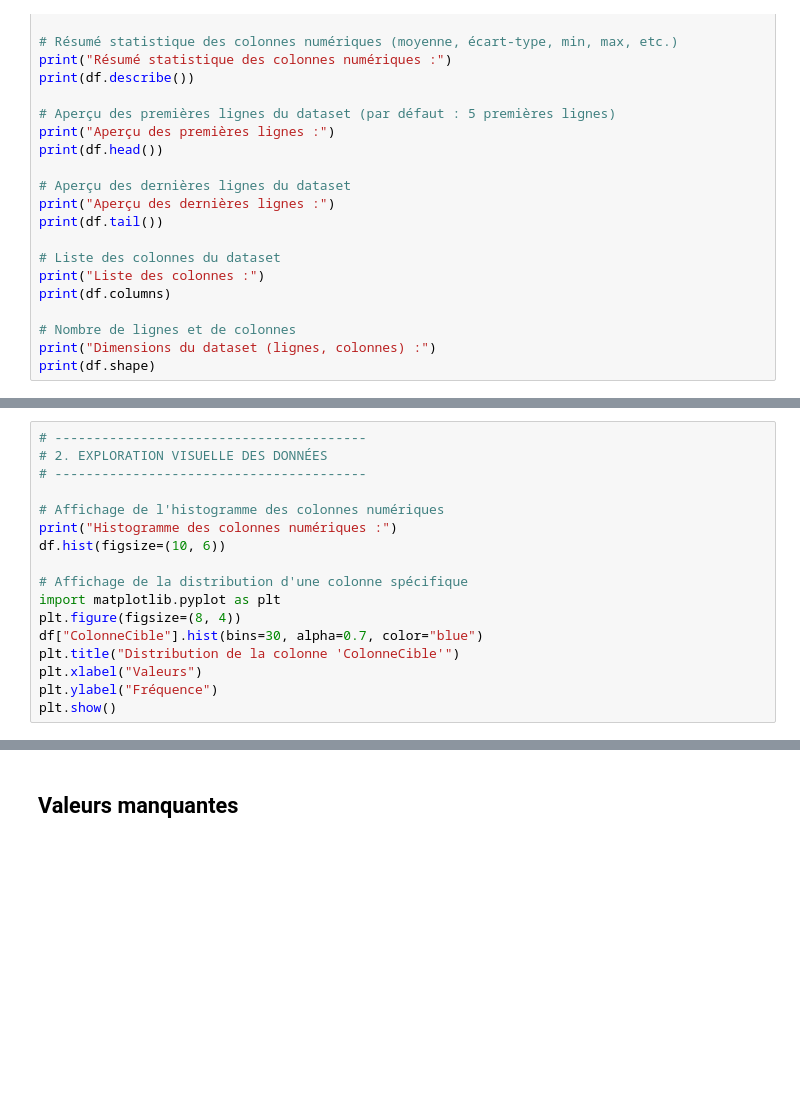
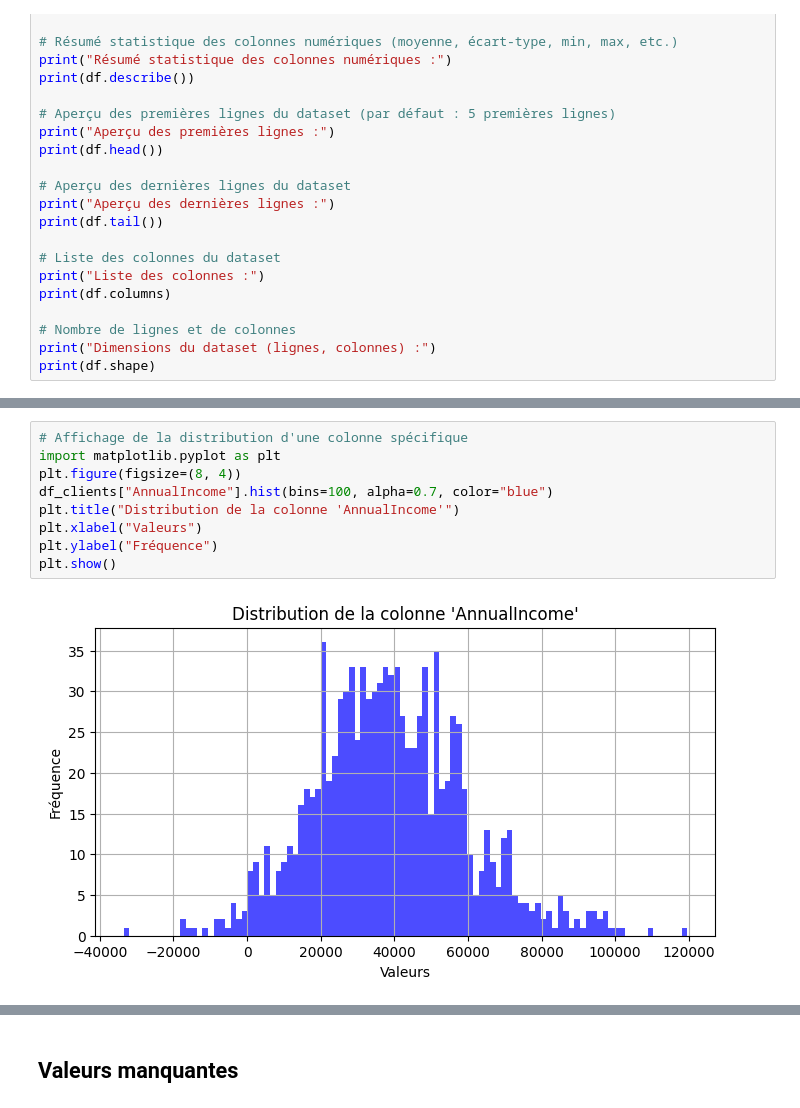
Before and after one commit to yzpt/module_pandas_B2, a Jupyter notebook: 7.0.mon_EDA.ipynb, the cells around one changed output, grey strips where cells are left out. Saved outputs shown, nothing was run; the diff lists cells and outputs as text; blank space fills up the shorter version.

```diff
--- a/7.0.mon_EDA.ipynb
+++ b/7.0.mon_EDA.ipynb
@@ -377,17 +399,11 @@ print(df.shape)
 # %%
-# ----------------------------------------
-# 2. EXPLORATION VISUELLE DES DONNÉES
-# ----------------------------------------
-
-# Affichage de l'histogramme des colonnes numériques
-print("Histogramme des colonnes numériques :")
-df.hist(figsize=(10, 6))
-
 # Affichage de la distribution d'une colonne spécifique
 import matplotlib.pyplot as plt
 plt.figure(figsize=(8, 4))
-df["ColonneCible"].hist(bins=30, alpha=0.7, color="blue")
-plt.title("Distribution de la colonne 'ColonneCible'")
+df_clients["AnnualIncome"].hist(bins=100, alpha=0.7, color="blue")
+plt.title("Distribution de la colonne 'AnnualIncome'")
 plt.xlabel("Valeurs")
 plt.ylabel("Fréquence")
 plt.show()
+# %% [output]
+[figure, added]
```
Also changed, not shown: parts of 2 cells of this notebook.
